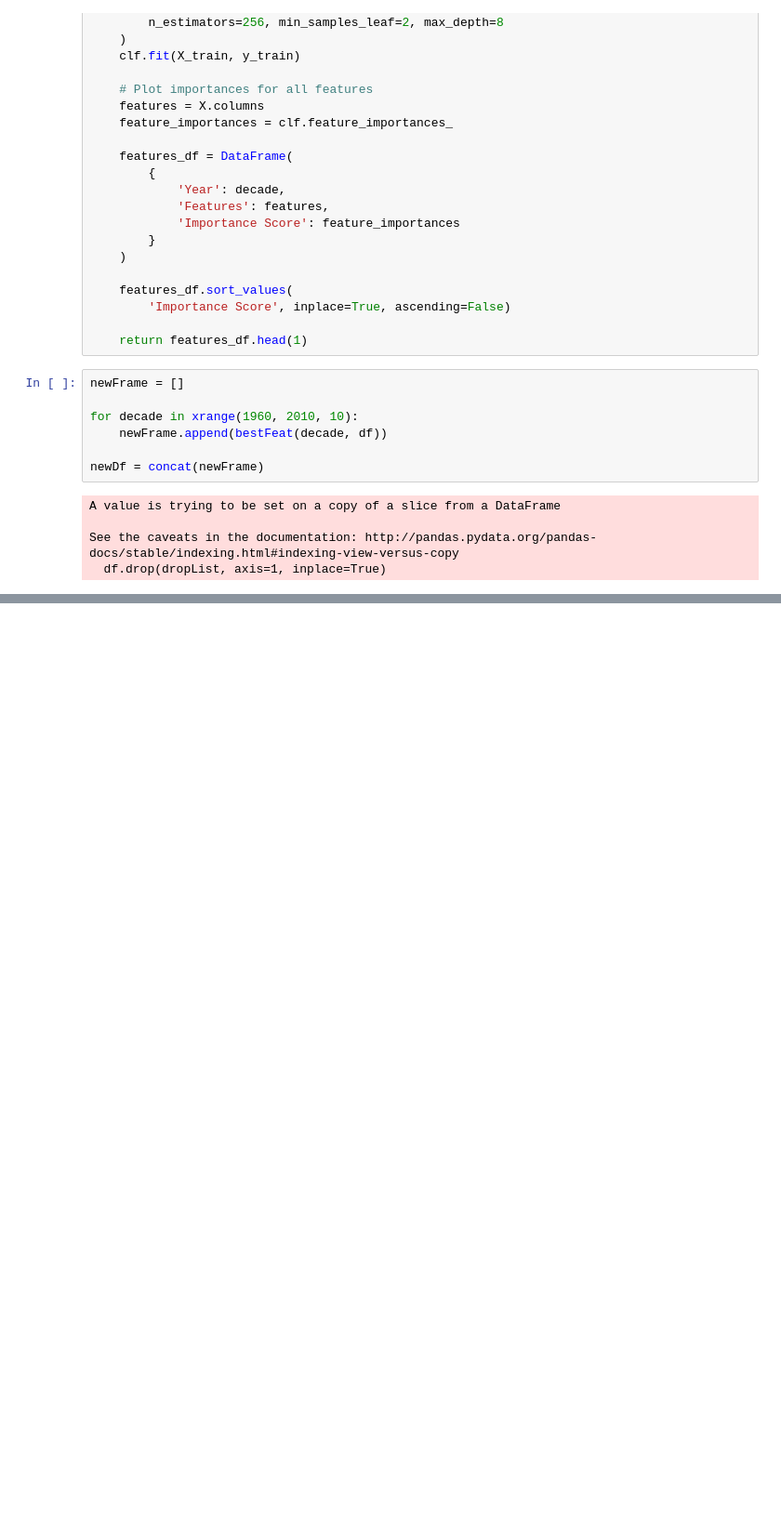
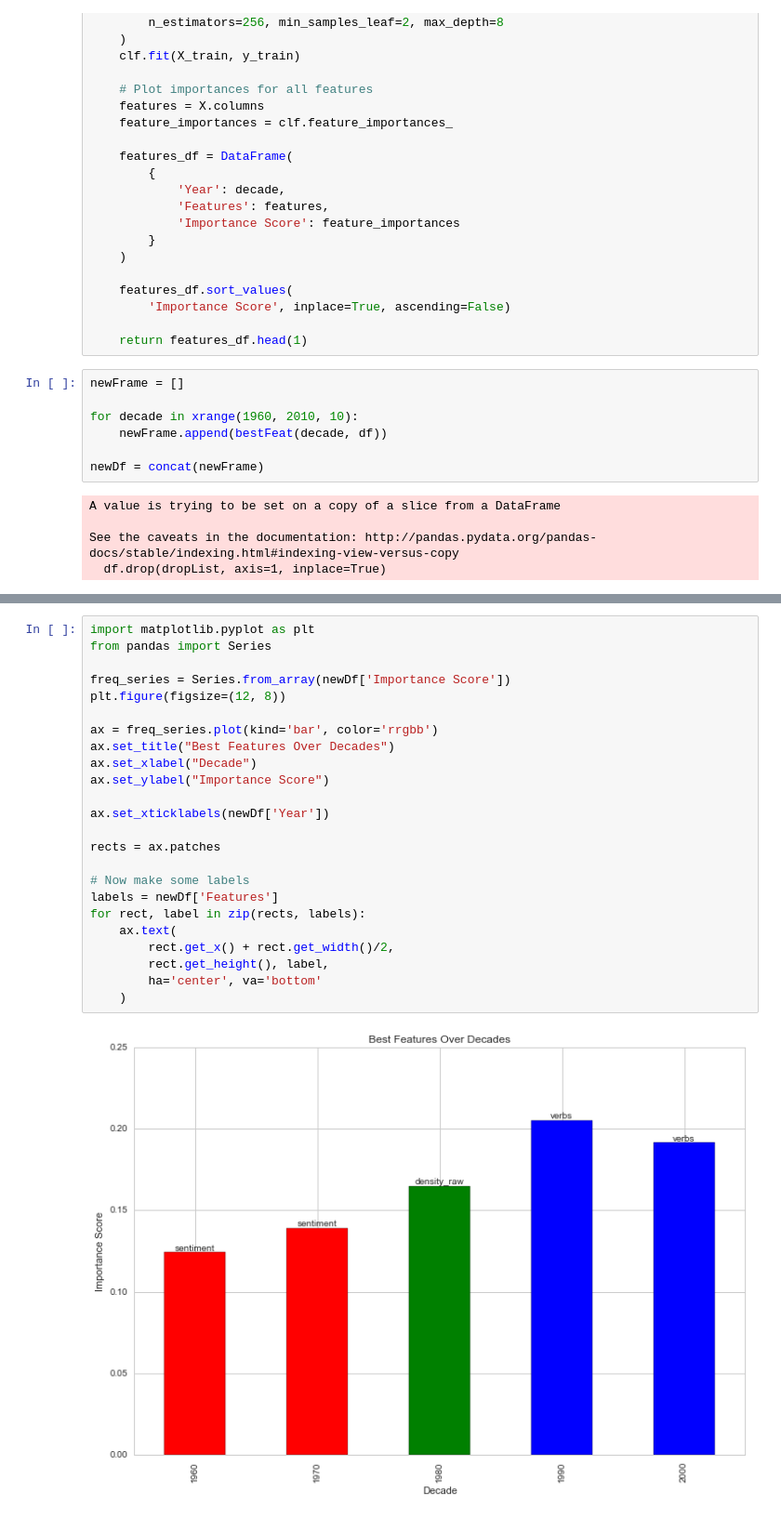
Before and after one commit to ribbas/Heat-Replay, a Jupyter notebook: src/assets/models/notebooks/exploratory-analysis.ipynb, the cells around one changed output, grey strips where cells are left out. Shown: that part at 93% size. Cells and saved outputs as stored; diff of their text form; blank space fills up the shorter version.

```diff
--- a/src/assets/models/notebooks/exploratory-analysis.ipynb
+++ b/src/assets/models/notebooks/exploratory-analysis.ipynb
@@ -211,0 +212,26 @@ newDf.reset_index(drop=True)
+# %%
+import matplotlib.pyplot as plt
+from pandas import Series
+
+freq_series = Series.from_array(newDf['Importance Score'])
+plt.figure(figsize=(12, 8))
+
+ax = freq_series.plot(kind='bar', color='rrgbb')
+ax.set_title("Best Features Over Decades")
+ax.set_xlabel("Decade")
+ax.set_ylabel("Importance Score")
+
+ax.set_xticklabels(newDf['Year'])
+
+rects = ax.patches
+
+# Now make some labels
+labels = newDf['Features']
+for rect, label in zip(rects, labels):
+    ax.text(
+        rect.get_x() + rect.get_width()/2,
+        rect.get_height(), label,
+        ha='center', va='bottom'
+    )
+# %% [output]
+[figure, added]
```
Also changed, not shown: parts of 1 cell of this notebook, 8 other files.
